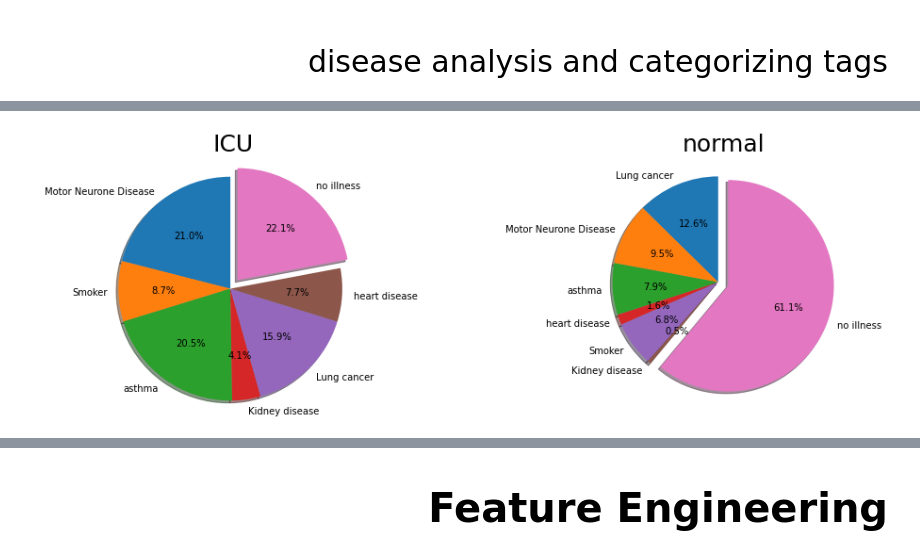
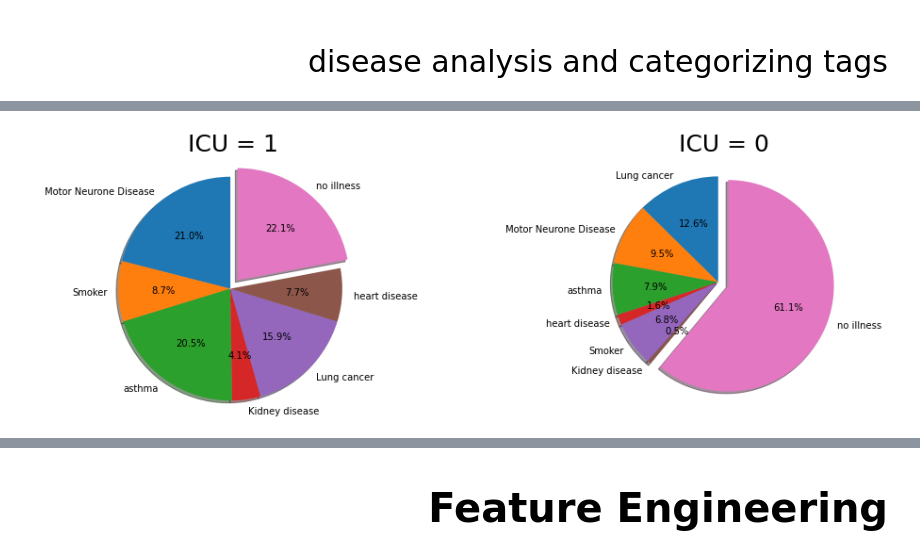
Before and after one commit to matinFT/ML-Project-Phase1, a Jupyter notebook: covid project.ipynb, the cells around one changed output, grey strips where cells are left out. Drawn from its saved outputs; the diff is of its cells as text; code cells hidden in the pictures.

```diff
--- a/covid project.ipynb
+++ b/covid project.ipynb
@@ -52,22 +59,22 @@ def count_diseases(df):
 # %%
 # check which of them are more common in ICU patients. give numbers to them based on that
 
 ICU_patients = data.query('ICU == 1 and WINDOW == "ABOVE_12"')
 disease_count = count_diseases(ICU_patients)
 fig, ax = plt.subplots(1, 2)
 ax[0].pie(disease_count.values(), explode=[0] * (len(disease_count) - 1) + [0.1] , labels=disease_count.keys(), autopct='%1.1f%%',
         shadow=True, startangle=90)
-ax[0].set_title('ICU', fontsize=25, fontname="DejaVu Sans")
+ax[0].set_title('ICU = 1', fontsize=25, fontname="DejaVu Sans")
 ax[0].axis('equal')
 
 Healthy_patients = data.query('ICU == 0 and WINDOW == "ABOVE_12"')
 disease_count = count_diseases(Healthy_patients)
 ax[1].pie(disease_count.values(), explode=[0] * (len(disease_count) - 1) + [0.1] , labels=disease_count.keys(), autopct='%1.1f%%',
         shadow=True, startangle=90)
-ax[1].set_title('normal', fontsize=25, fontname="DejaVu Sans")
+ax[1].set_title('ICU = 0', fontsize=25, fontname="DejaVu Sans")
 ax[1].axis('equal')
 fig.set_size_inches(14, 5)
 fig.subplots_adjust(wspace=1)
 plt.show()
 # %% [output]
-[figure, old version]
+[figure, new version]
```
Also changed, not shown: parts of 23 cells of this notebook.
